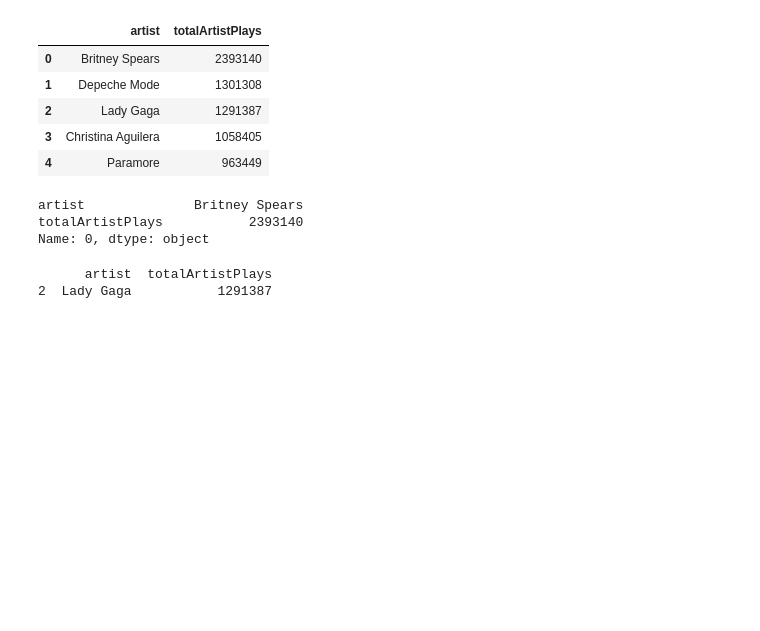
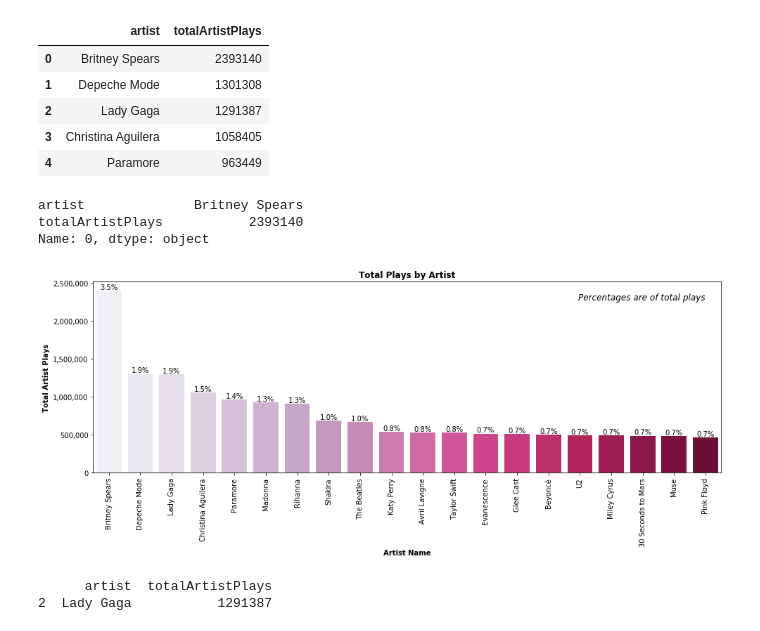
Before and after one commit to cipher813/recommender_system, a Jupyter notebook: notebooks/LastFM_CollaborativeRecommendationEngine.ipynb, the cells around one changed output. Saved outputs shown, nothing was run; the diff lists cells and outputs as text; code cells hidden in the pictures; blank space fills up the shorter version.

```diff
--- a/notebooks/LastFM_CollaborativeRecommendationEngine.ipynb
+++ b/notebooks/LastFM_CollaborativeRecommendationEngine.ipynb
@@ -133,6 +136,44 @@ print(ap2.iloc[ap2['totalArtistPlays'].idxmax()])
 artist              Britney Spears
 totalArtistPlays           2393140
 Name: 0, dtype: object
+# %%
+# visually explore dataset with barcharts
+
+import matplotlib.ticker as ticker
+
+def bar_chart_int(x,y,x_label,y_label,title,caption,total_val):
+    fig, ax = plt.subplots()
+    fig.set_size_inches(16, 5)
+    ax = sns.barplot(x[:20], y[:20], palette="PuRd")
+    ax.set_xlabel(x_label,fontweight='bold')
+    ax.set_ylabel(y_label,fontweight='bold')
+    ax.set_title(title,fontweight='bold')
+    ax.get_yaxis().set_major_formatter(ticker.FuncFormatter(lambda x, p: '{:,}'.format(int(x))))
+
+    for p in ax.patches:
+        height = p.get_height()
+        pct = 100*(height/total_val)
+        ax.text(p.get_x()+p.get_width()/2.,
+                height + 3,
+                '{:1.1f}%'.format(pct),
+                ha="center",verticalalignment='bottom',color='black')
+
+    ax.text(19, max(y[:20])*0.95, caption, style='italic',fontsize=12,horizontalalignment='right')
+
+    plt.xticks(rotation=90)
+    plt.show()
+# %%
+x = ap2.artist
+y = ap2.totalArtistPlays
+x_label = 'Artist Name'
+y_label = 'Total Artist Plays'
+title = 'Total Plays by Artist'
+caption = 'Percentages are of total plays'
+total_val = ap2.totalArtistPlays.sum()
+
+bar_chart_int(x,y,x_label,y_label,title,caption,total_val)
+# %% [output]
+[figure, added]
 # %%
 print(ap2[ap2['artist']=='Lady Gaga'])
 # %% [output]
```
Also changed, not shown: parts of 30 cells of this notebook.
